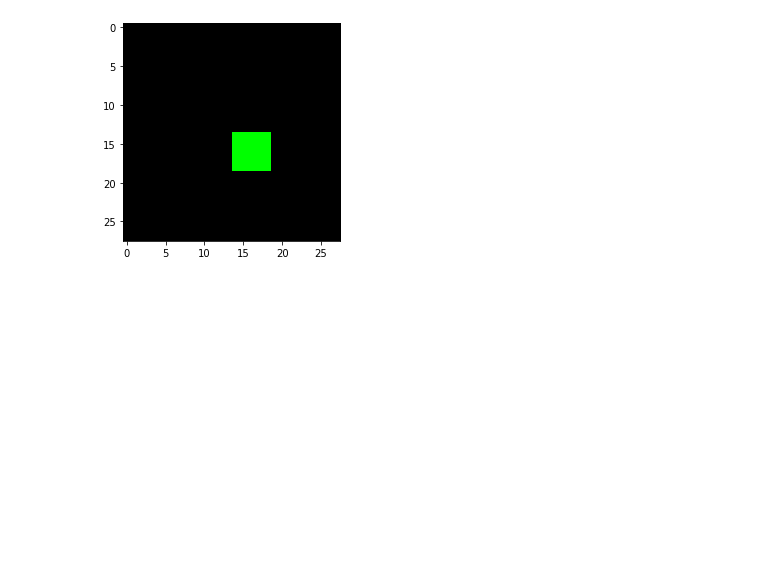
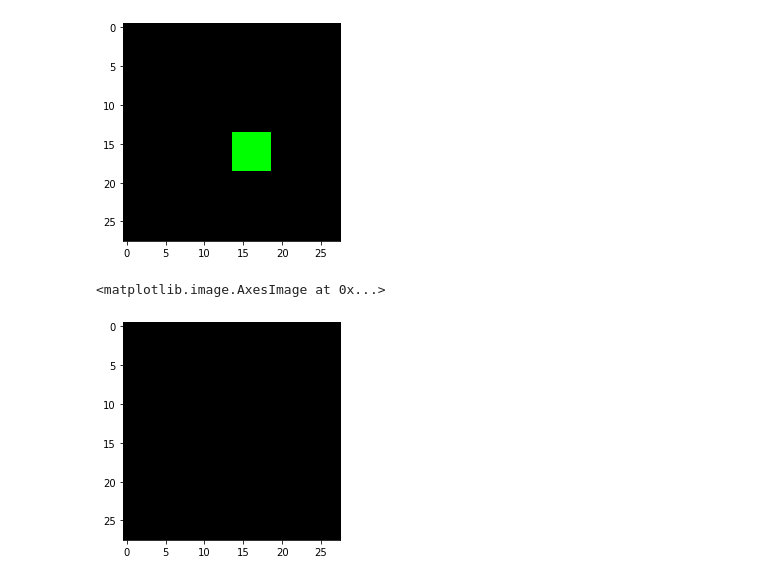
Before and after one commit to MoritzWag/DeepSurvival, a Jupyter notebook: notebooks/01-draw_images.ipynb, the cells around one changed output. Saved outputs shown, nothing was run; the diff lists cells and outputs as text; code cells hidden in the pictures; blank space fills up the shorter version.

```diff
--- a/notebooks/01-draw_images.ipynb
+++ b/notebooks/01-draw_images.ipynb
@@ -51,10 +53,14 @@ def rectangle_mask(img_size,
 
     return img
 # %%
-color_1 = (3, 34, 174)
-color_2 = (153, 230, 104)
-color_3 = (88, 196, 207)
-color_4 = (220, 47, 84)
+# color_1 = (3, 34, 174)
+# color_2 = (153, 230, 104)
+# color_3 = (88, 196, 207)
+# color_4 = (220, 47, 84)
+color_1 = (0, 0, 0)
+color_2 = (64, 64, 64)
+color_3 = (128, 128, 128)
+color_4 = (255, 255, 255)
 # %%
 img_triangle = triangle_mask(img_size=28, length=4, color=(255, 0, 0), n_dim=3, pos_random=True)
 img_circle = circle_mask(img_size=28, center=14, radius=4, color=(0, 128, 128), n_dim=3)
@@ -96,3 +108,8 @@ plt.imshow(img_rectangle)
 Clipping input data to the valid range for imshow with RGB data ([0..1] for floats or [0..255] for integers).
 <matplotlib.image.AxesImage at 0x...>
 [figure]
+# %%
+plt.imshow(img_1)
+# %% [output]
+<matplotlib.image.AxesImage at 0x...>
+[figure, added]
```
Also changed, not shown: parts of 18 cells of this notebook, 54 other files.
